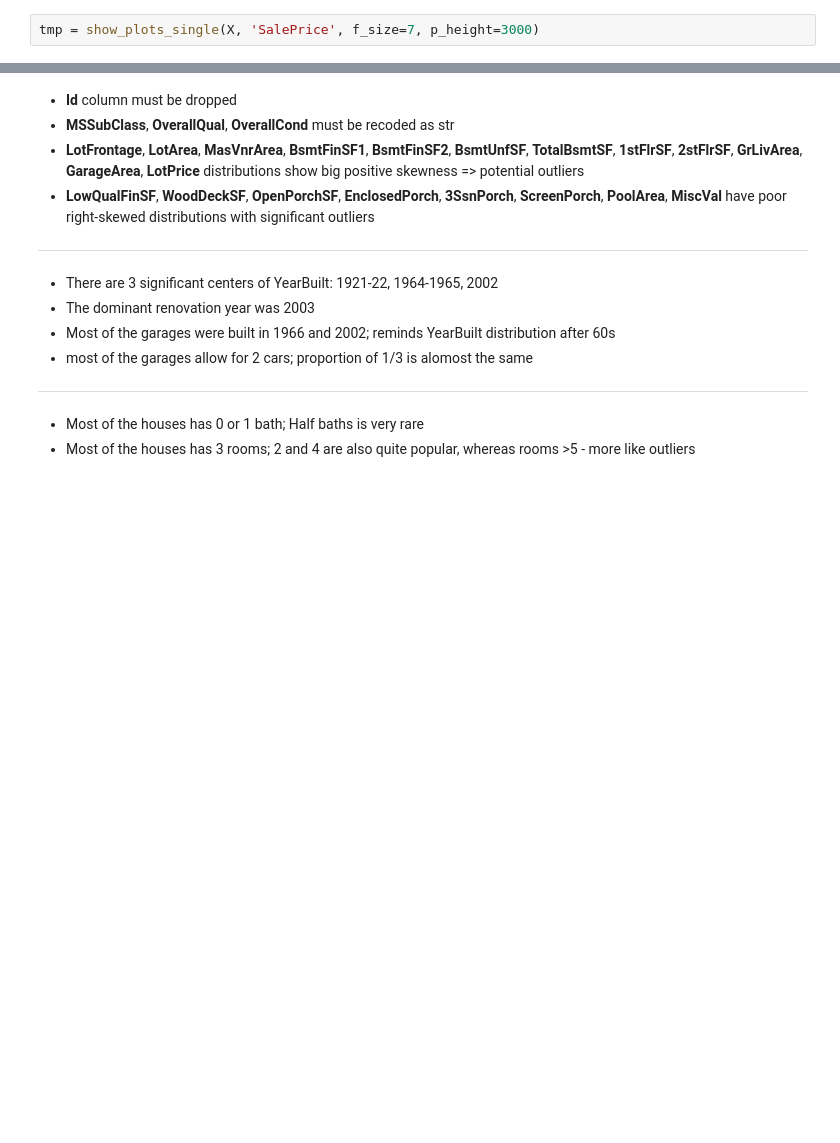
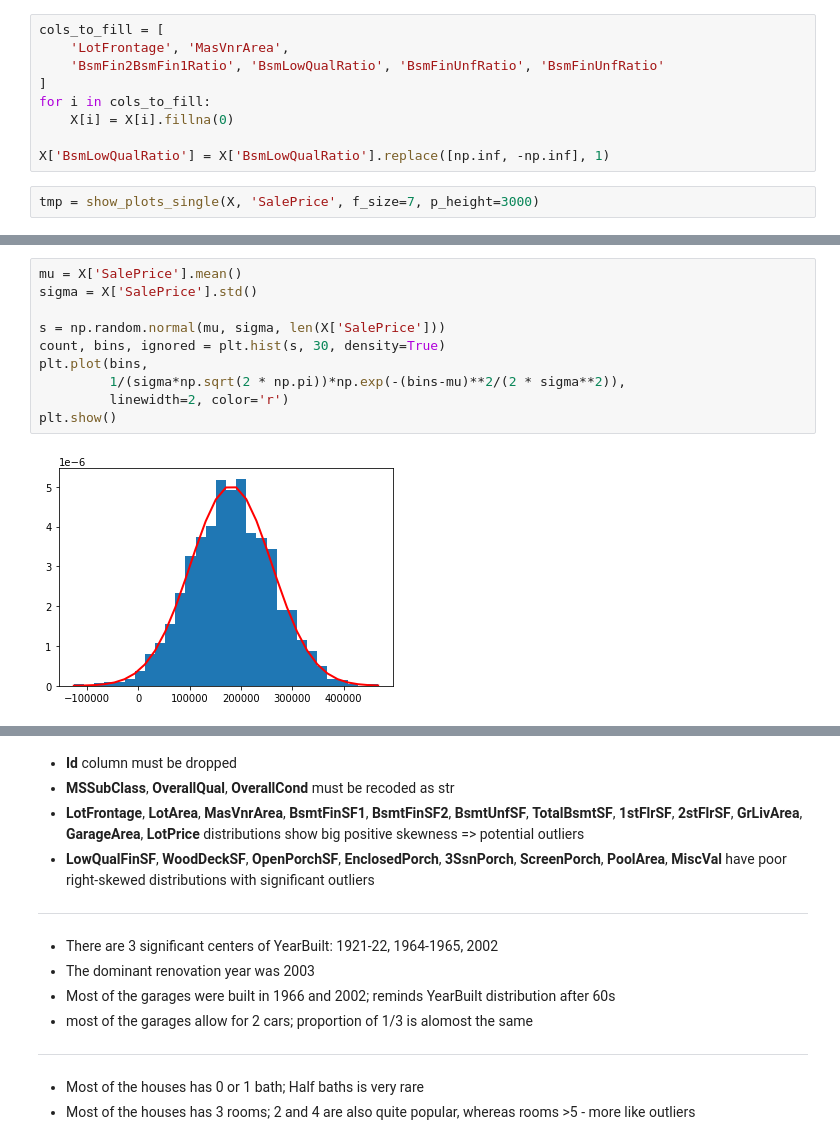
Before and after one commit to yauheni-se/HousePricesPrediction, a Jupyter notebook: HousePricesPrediction.ipynb, the cells around one changed output, grey strips where cells are left out. Cells and saved outputs as stored; diff of their text form; blank space fills up the shorter version.

```diff
--- a/HousePricesPrediction.ipynb
+++ b/HousePricesPrediction.ipynb
@@ -129,3 +183,12 @@ X['BedroomRatio'] = X['BedroomAbvGr']/X['TotRmsAbvGrd']
+# %%
+cols_to_fill = [
+    'LotFrontage', 'MasVnrArea',
+    'BsmFin2BsmFin1Ratio', 'BsmLowQualRatio', 'BsmFinUnfRatio', 'BsmFinUnfRatio'
+]
+for i in cols_to_fill:
+    X[i] = X[i].fillna(0)
+
+X['BsmLowQualRatio'] = X['BsmLowQualRatio'].replace([np.inf, -np.inf], 1)
 # %%
 tmp = show_plots_single(X, 'SalePrice', f_size=7, p_height=3000)
 # %%
@@ -134,0 +204,12 @@ tmp['num_vs_y_split'].show()
+# %%
+mu = X['SalePrice'].mean()
+sigma = X['SalePrice'].std()
+
+s = np.random.normal(mu, sigma, len(X['SalePrice']))
+count, bins, ignored = plt.hist(s, 30, density=True)
+plt.plot(bins,
+         1/(sigma*np.sqrt(2 * np.pi))*np.exp(-(bins-mu)**2/(2 * sigma**2)),
+         linewidth=2, color='r')
+plt.show()
+# %% [output]
+[figure, added]
```
Also changed, not shown: parts of 7 cells of this notebook, 1 other file.
